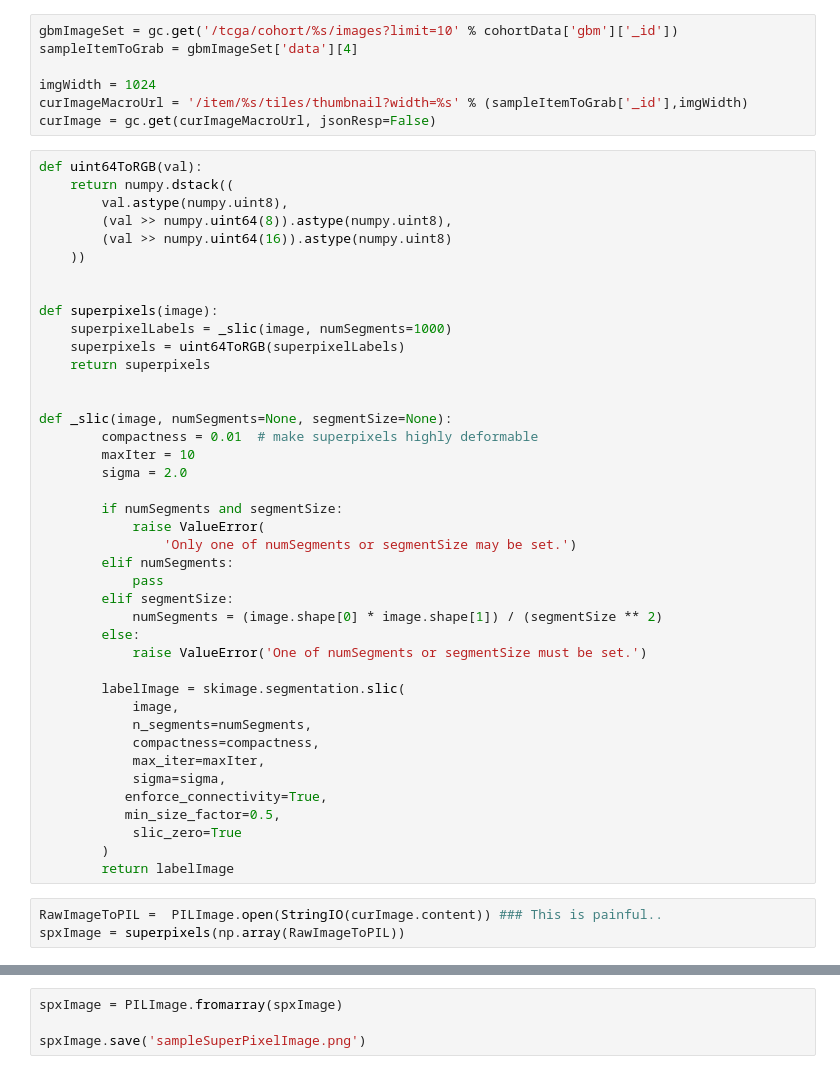
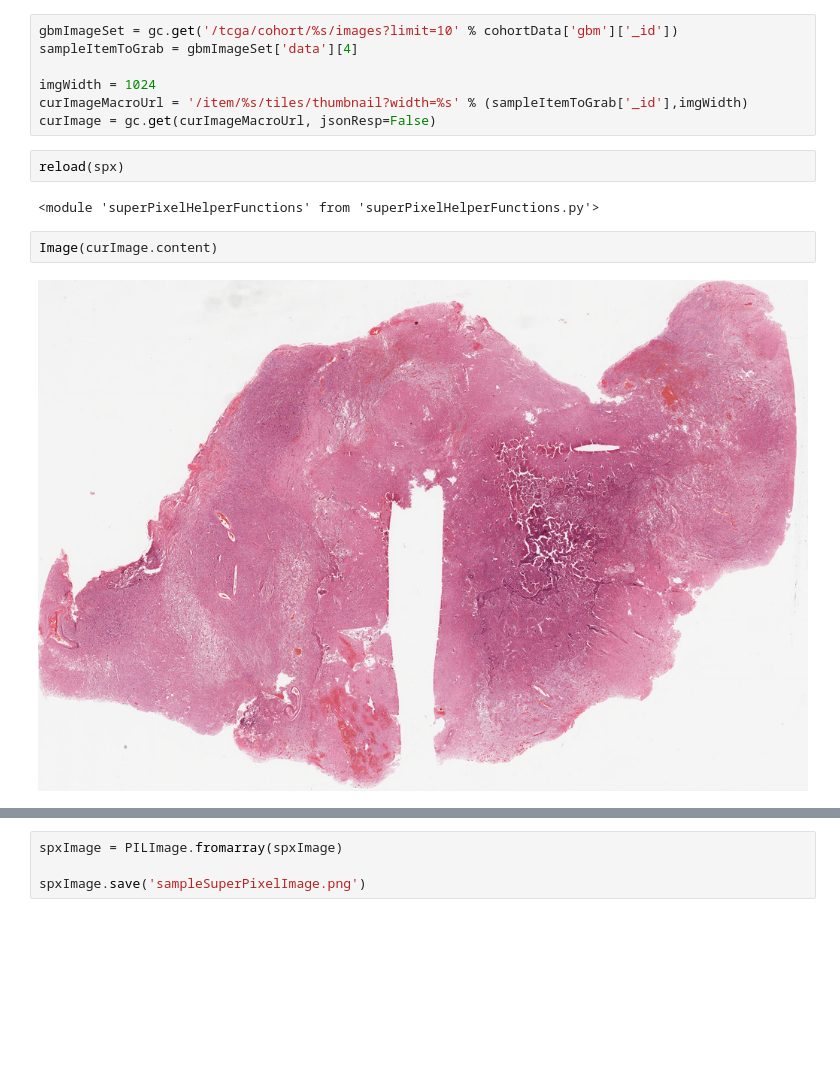
Before and after one commit to DigitalSlideArchive/dsa_girder_webix_base_viewer, a Jupyter notebook: experimental/superPixelGeneration/GenerateSuperPixel_FromGirderImage.ipynb, the cells around one changed output, grey strips where cells are left out. Cells and saved outputs as stored; diff of their text form; blank space fills up the shorter version.

```diff
--- a/experimental/superPixelGeneration/GenerateSuperPixel_FromGirderImage.ipynb
+++ b/experimental/superPixelGeneration/GenerateSuperPixel_FromGirderImage.ipynb
@@ -28,47 +29,11 @@ sampleItemToGrab = gbmImageSet['data'][4]
 imgWidth = 1024
 curImageMacroUrl = '/item/%s/tiles/thumbnail?width=%s' % (sampleItemToGrab['_id'],imgWidth)
 curImage = gc.get(curImageMacroUrl, jsonResp=False)
-# %%
-def uint64ToRGB(val):
-    return numpy.dstack((
-        val.astype(numpy.uint8),
-        (val >> numpy.uint64(8)).astype(numpy.uint8),
-        (val >> numpy.uint64(16)).astype(numpy.uint8)
-    ))
-
-
-def superpixels(image):
-    superpixelLabels = _slic(image, numSegments=1000)
-    superpixels = uint64ToRGB(superpixelLabels)
-    return superpixels
-
-
-def _slic(image, numSegments=None, segmentSize=None):
-        compactness = 0.01  # make superpixels highly deformable
-        maxIter = 10
-        sigma = 2.0
-
-        if numSegments and segmentSize:
-            raise ValueError(
-                'Only one of numSegments or segmentSize may be set.')
-        elif numSegments:
-            pass
-        elif segmentSize:
-            numSegments = (image.shape[0] * image.shape[1]) / (segmentSize ** 2)
-        else:
-            raise ValueError('One of numSegments or segmentSize must be set.')
-
-        labelImage = skimage.segmentation.slic(
-            image,
-            n_segments=numSegments,
-            compactness=compactness,
-            max_iter=maxIter,
-            sigma=sigma,
-           enforce_connectivity=True,
-           min_size_factor=0.5,
-            slic_zero=True
-        )
-        return labelImage
-# %%
-RawImageToPIL =  PILImage.open(StringIO(curImage.content)) ### This is painful..
-spxImage = superpixels(np.array(RawImageToPIL))
+# %%
+reload(spx)
+# %% [output]
+<module 'superPixelHelperFunctions' from 'superPixelHelperFunctions.py'>
+# %%
+Image(curImage.content)
+# %% [output]
+[figure, added]
```
Also changed, not shown: parts of 7 cells of this notebook, 6 other files.
